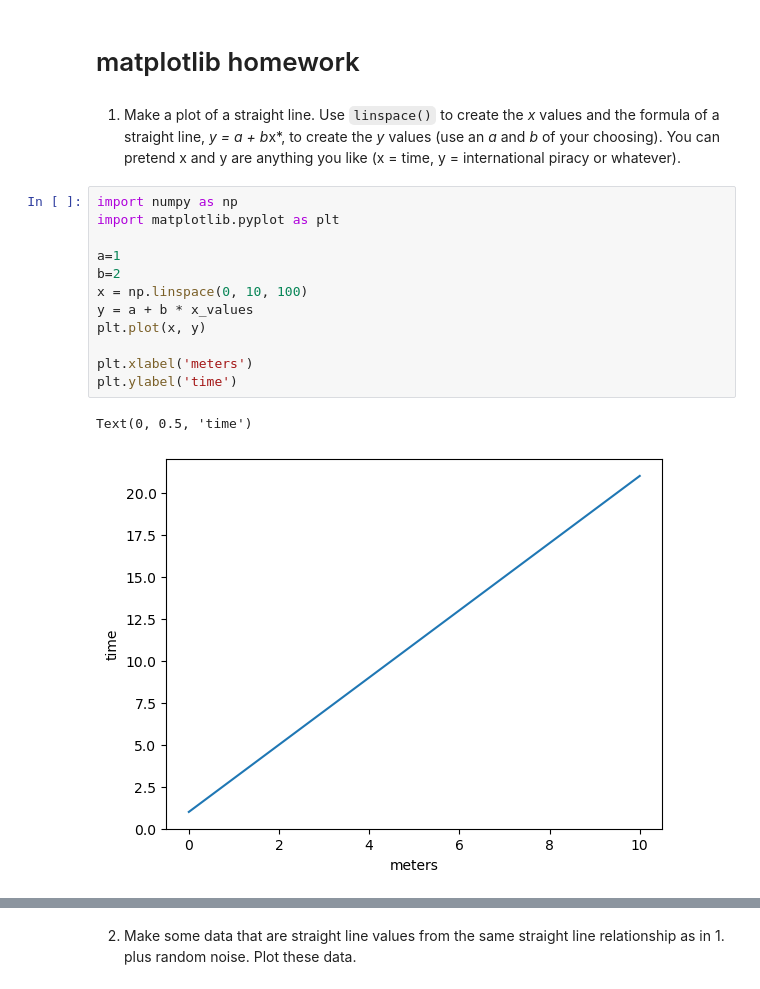
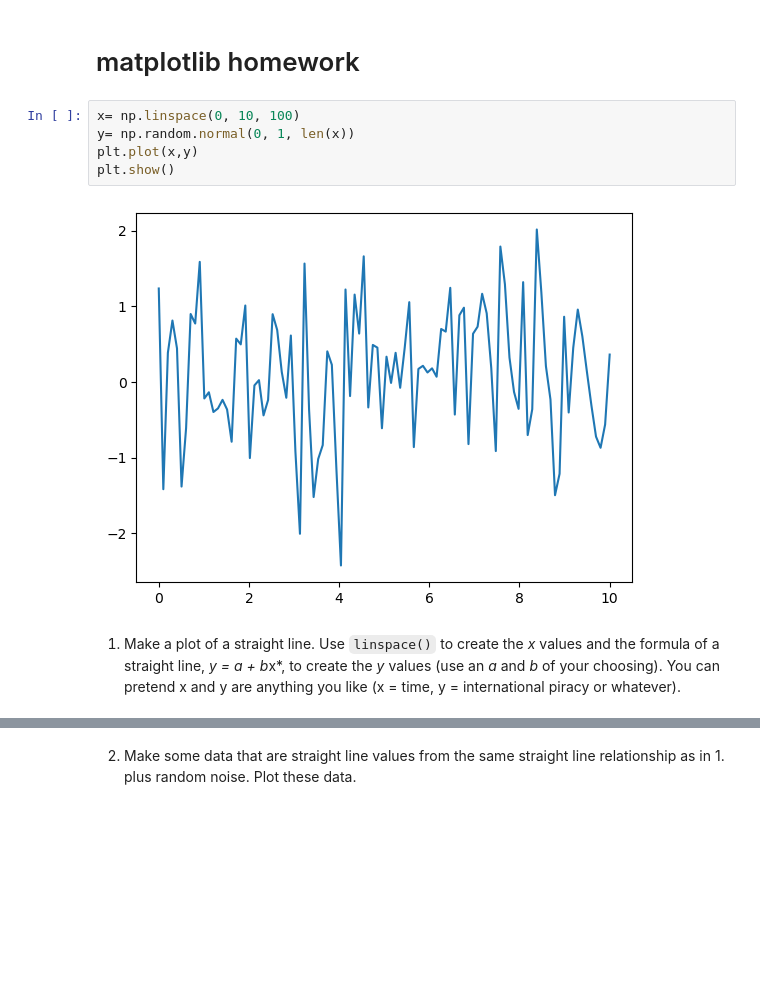
Before and after one commit to rnoodh/psy_data, a Jupyter notebook: week 4/tu08_re_MatPlotLib_HW.ipynb, the cells around one changed output, grey strips where cells are left out. Cells and saved outputs as stored; diff of their text form; blank space fills up the shorter version.

```diff
--- a/week 4/tu08_re_MatPlotLib_HW.ipynb
+++ b/week 4/tu08_re_MatPlotLib_HW.ipynb
@@ -1,19 +1,11 @@
 # %% [markdown]
 # matplotlib homework
+# %%
+x= np.linspace(0, 10, 100)
+y= np.random.normal(0, 1, len(x))
+plt.plot(x,y)
+plt.show()
+# %% [output]
+[figure, added]
 # %% [markdown]
 1. Make a plot of a straight line. Use `linspace()` to create the *x* values and the formula of a straight line, *y = a + b*x*, to create the *y* values (use an *a* and *b* of your choosing). You can pretend x and y are anything you like (x = time, y = international piracy or whatever).
-# %%
-import numpy as np
-import matplotlib.pyplot as plt
-
-a=1
-b=2
-x = np.linspace(0, 10, 100)
-y = a + b * x_values
-plt.plot(x, y)
-
-plt.xlabel('meters')
-plt.ylabel('time')
-# %% [output]
-Text(0, 0.5, 'time')
-[figure, removed]
```
Also changed, not shown: parts of 9 cells of this notebook, 21 other files.
